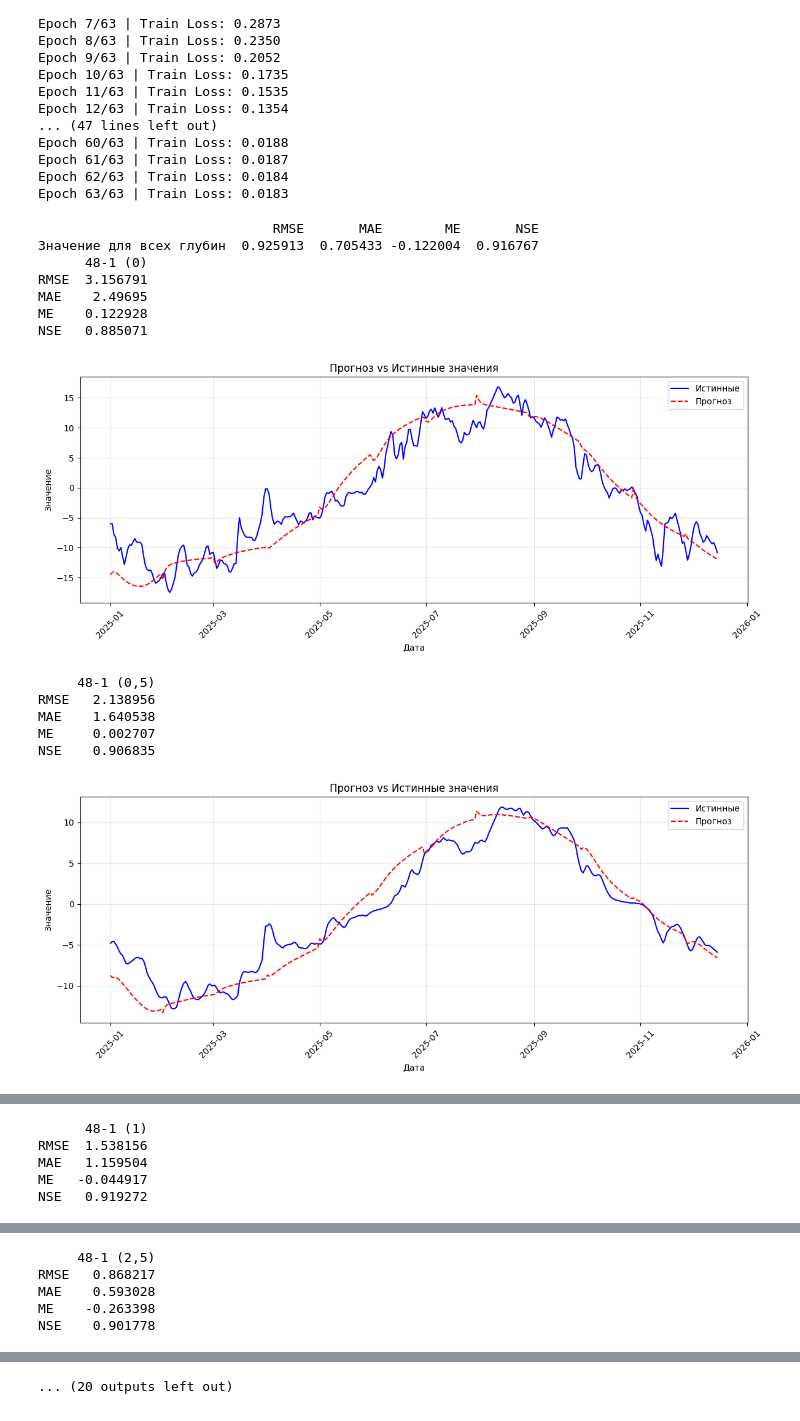
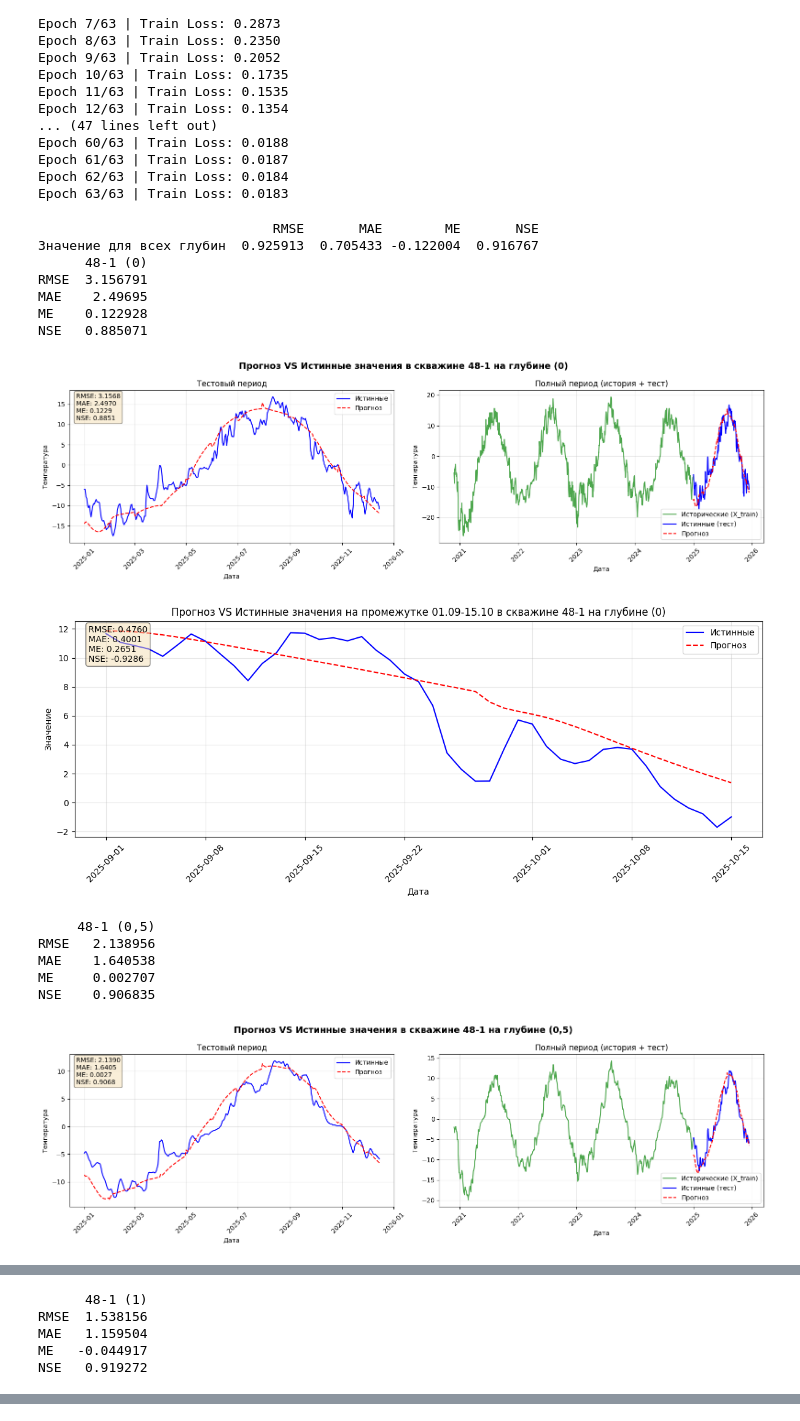
Before and after one commit to mefodyvaulin/ml-salekhard, a Jupyter notebook: rnn/seq2seq_rnn_v1.ipynb, the cells around one changed output, grey strips where cells are left out. Saved outputs shown, nothing was run; the diff lists cells and outputs as text; code cells hidden in the pictures.

Commit message:
fix: change eval output

```diff
--- a/rnn/seq2seq_rnn_v1.ipynb
+++ b/rnn/seq2seq_rnn_v1.ipynb
@@ -263,49 +263,65 @@ Epoch 61/63 | Train Loss: 0.0187
 Epoch 62/63 | Train Loss: 0.0184
 Epoch 63/63 | Train Loss: 0.0183
 # %%
-model_path = 'models/gru_seq2seq_v1.pth'
-weights_path = 'models/gru_seq2seq_v1_weights.pth'
+# model_path = 'models/gru_seq2seq_v1.pth'
+# weights_path = 'models/gru_seq2seq_v1_weights.pth'
 
-torch.save(model, model_path)
-torch.save(model.state_dict(), weights_path)
+# torch.save(model, model_path)
+# torch.save(model.state_dict(), weights_path)
 
-model = torch.load(model_path, weights_only=False)
+# model = torch.load(model_path, weights_only=False)
 # %%
 y_pred = predict_seq2seq(
     model=model,
     df_history=df_val,
     df_test=df_test,
     feature_scaler=feature_scaler,
     target_scaler=target_scaler,
     feature_cols=feature_cols,
     target_cols=target_cols,
     history_len=history_len,
     horizon=horizon,
     device=device,
 )
 y_true = df_test[target_cols]
 
 eval_dict = evaluate(y_true, y_pred)
 print(pd.DataFrame(eval_dict, index=['Значение для всех глубин']))
 
 eval_by_depth_df = evaluate_by_depth(y_true.values, y_pred.values, target_cols)
+y_true_autumn = y_true['2025-09-01':'2025-10-15']
+y_pred_autumn = y_pred['2025-09-01':'2025-10-15']
+metrics_autumn = evaluate(y_true_autumn.values, y_pred_autumn.values)
 for i, col in enumerate(target_cols):
     metrics = eval_by_depth_df.loc[col]
     print(metrics.to_frame()[1:])
 
-    plot_forecast(pd.DataFrame(y_true[col]), pd.DataFrame(y_pred[col]))
+    plot_forecast_with_train(
+        df_train_full[col],
+        pd.DataFrame(y_true[col]),
+        pd.DataFrame(y_pred[col]),
+        metrics_dict=metrics[1:].to_dict(),
+        title=f'Прогноз VS Истинные значения в скважине {col.split()[0]} на глубине {col.split()[1]}'
+    )
+    plot_forecast(
+        pd.DataFrame(y_true_autumn[col]),
+        pd.DataFrame(y_pred_autumn[col]),
+        metrics_dict=metrics_autumn,
+        title=f'Прогноз VS Истинные значения на промежутке 01.09-15.10 в скважине {col.split()[0]} на глубине {col.split()[1]}'
+    )
 # %% [output]
                               RMSE       MAE        ME       NSE
 Значение для всех глубин  0.925913  0.705433 -0.122004  0.916767
       48-1 (0)
 RMSE  3.156791
 MAE    2.49695
 ME    0.122928
 NSE   0.885071
-[figure, old version]
+[figure, new version]
+[figure, new version]
      48-1 (0,5)
 RMSE   2.138956
 MAE    1.640538
 ME     0.002707
 NSE    0.906835
-[figure, old version]
+[figure, new version]
@@ -330,5 +343,0 @@ NSE   0.906702
-     48-1 (2,5)
-RMSE   0.868217
-MAE    0.593028
-ME    -0.263398
-NSE    0.901778
@@ -336 +343,0 @@ NSE    0.901778
-... (20 outputs left out)
```
Also changed, not shown: parts of 3 cells of this notebook, 6 other files.
